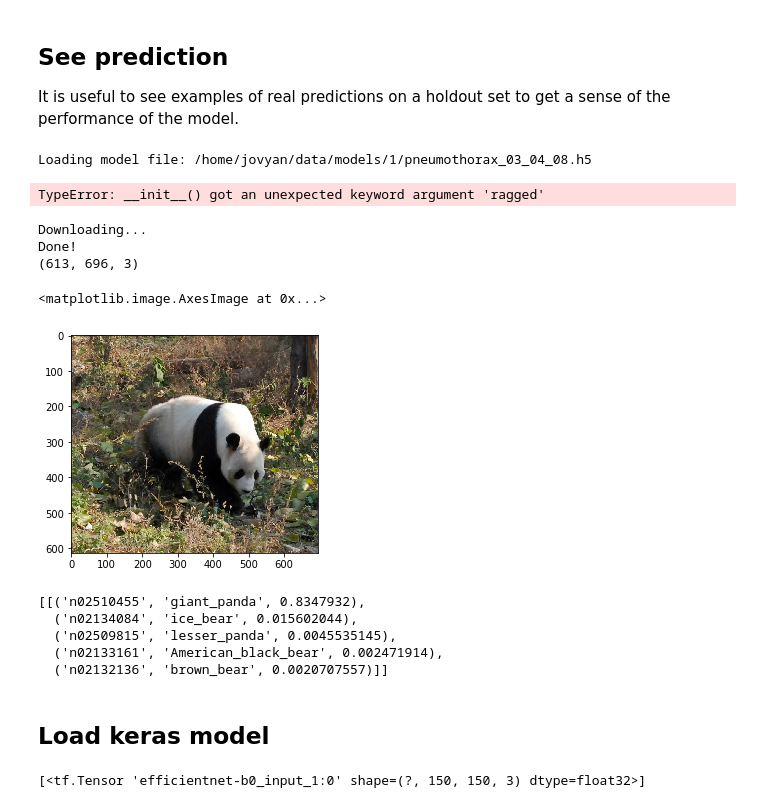
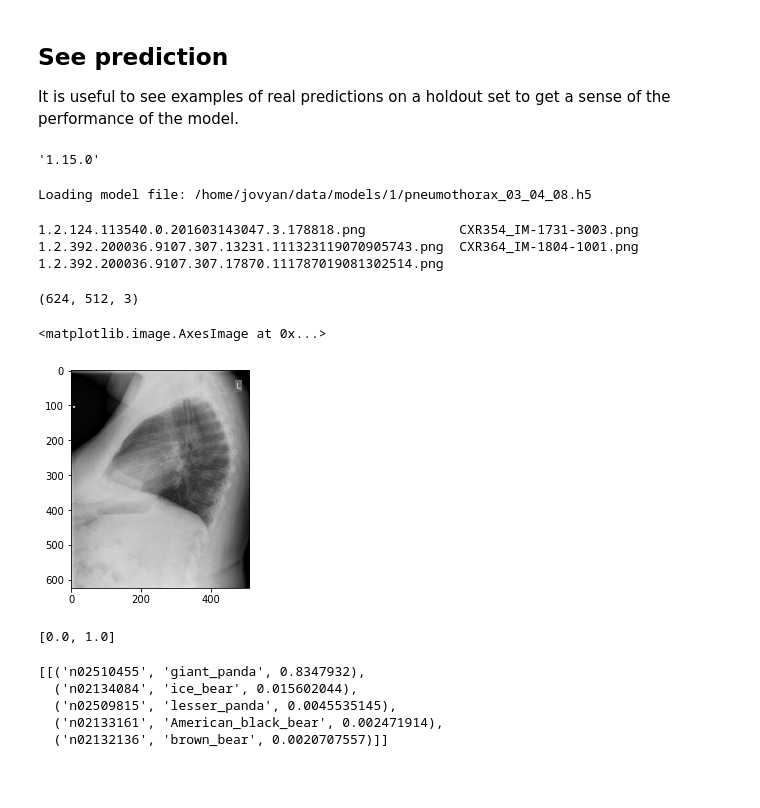
Before and after one commit to stackdemos/efficientnet1, a Jupyter notebook: 101-train-classification.ipynb, the cells around one changed output. Saved outputs shown, nothing was run; the diff lists cells and outputs as text; code cells hidden in the pictures; blank space fills up the shorter version.

Commit message:
Updated efficient net

```diff
--- a/101-train-classification.ipynb
+++ b/101-train-classification.ipynb
@@ -141,13 +170,10 @@ MOUNT_PATH
 TAG = '1'
 
 ARTIFACTS_ROOT = f"{environ['HOME']}/data/training-{TAG}"
+TEST_IMAGE_DIR = f"{environ['HOME']}/data/test"
 TEST_IMAGE_FILE = f"{ARTIFACTS_ROOT}/panda.jpg"
 MODEL_FILE = f"{environ['HOME']}/data/models/{MODEL_VERSION}/{MODEL_FNAME}"
 MODEL_DIR = f"{environ['HOME']}/data/models"
-TITLE_PP_FILE = f"{ARTIFACTS_ROOT}/title_preprocessor.dpkl"
-BODY_PP_FILE = f"{ARTIFACTS_ROOT}/body_preprocessor.dpkl"
-TRAIN_DF_FILE = f"{ARTIFACTS_ROOT}/traindf.csv"
-TEST_DF_FILE =  f"{ARTIFACTS_ROOT}/testdf.csv"
 # %%
 print (f"Local dataset: {DATASET_DIR}")
 print (f"Remote dataset: REMOTE_MINIO_SERVER {REMOTE_MINIO_SERVER}")
@@ -477,42 +508,50 @@ from efficientnet import load_model
+# %%
+tf.VERSION
+# %% [output]
+'1.15.0'
 # %%
-#model = EfficientNetB0(weights='imagenet')
+#%%pixie_debugger
+from efficientnet.layers import Swish, DropConnect
+from efficientnet.model import ConvKernalInitializer
+from tensorflow.keras.utils import get_custom_objects
+
+get_custom_objects().update({
+        'ConvKernalInitializer': ConvKernalInitializer,
+        'Swish': Swish,
+        'DropConnect':DropConnect
+    })
+
 MODEL_FILE = '/home/jovyan/data/models/1/pneumothorax_03_04_08.h5'
-get_custom_objects().update({
-            'ConvKernalInitializer': ConvKernalInitializer,
-            'Swish': Swish,
-            'DropConnect':DropConnect
-        })
-
 print (f"Loading model file: {MODEL_FILE}")
 model = load_model(MODEL_FILE)
 # %% [output]
 Loading model file: /home/jovyan/data/models/1/pneumothorax_03_04_08.h5
-TypeError: __init__() got an unexpected keyword argument 'ragged'
+# %%
+!ls $TEST_IMAGE_DIR
+# %% [output]
+1.2.124.113540.0.201603143047.3.178818.png            CXR354_IM-1731-3003.png
+1.2.392.200036.9107.307.13231.111323119070905743.png  CXR364_IM-1804-1001.png
+1.2.392.200036.9107.307.17870.111787019081302514.png
 # %%
-# Download the image
-SAMPLE_IMAGE = 'https://github.com/qubvel/efficientnet/raw/master/misc/panda.jpg'
-SAMPLE_IMAGE_MD5 = '916af946f2fe1d1779b26205d4d8378f'
-# data set for 3Gi. (best for training)
-FULL_DATASET = 'https://s3.us-east-2.amazonaws.com/asi-kubeflow-models/gh-issues/data-full.csv'
-FULL_DATASET_MD5 = '57dc987c04d41a94d0d9daf4d0ebf8ba'
-
-download_file(
-    url=SAMPLE_IMAGE,
-    md5sum=SAMPLE_IMAGE_MD5,
-    download_to=TEST_IMAGE_FILE
-)
-
 # load image as pixel array
-test_image = image.imread(TEST_IMAGE_FILE)
+test_image = image.imread(TEST_IMAGE_DIR+'/'+"CXR354_IM-1731-3003.png")
 # summarize shape of the pixel array print(data.dtype)
 print(test_image.shape)
 # display the array of pixels as an image pyplot.imshow(data)
 pyplot.show()
 pyplot.imshow(test_image)
 # %% [output]
-Downloading...
-Done!
-(613, 696, 3)
+(624, 512, 3)
 <matplotlib.image.AxesImage at 0x...>
-[figure, old version]
+[figure, new version]
+# %%
+# Do any preprocessing
+x = resize(test_image, (150, 150)) * 255
+x = np.expand_dims(x, 0)
+
+prediction = model.predict(x)
+# Do any postprocessing
+print(prediction.tolist()[0])
+# %% [output]
+[0.0, 1.0]
 # %%
@@ -531,5 +571,3 @@ decode_predictions(y)
   ('n02509815', 'lesser_panda', 0.0045535145),
   ('n02133161', 'American_black_bear', 0.002471914),
   ('n02132136', 'brown_bear', 0.0020707557)]]
-# %% [markdown]
-## Load keras model
@@ -547,8 +573,0 @@ get_custom_objects().update({
-# %%
-from tensorflow.keras.models import load_model
-from os.path import join
-
-model = load_model(MODEL_FILE)
-print(model.inputs)
-# %% [output]
-[<tf.Tensor 'efficientnet-b0_input_1:0' shape=(?, 150, 150, 3) dtype=float32>]
```
Also changed, not shown: parts of 19 cells of this notebook, 10 other files.
